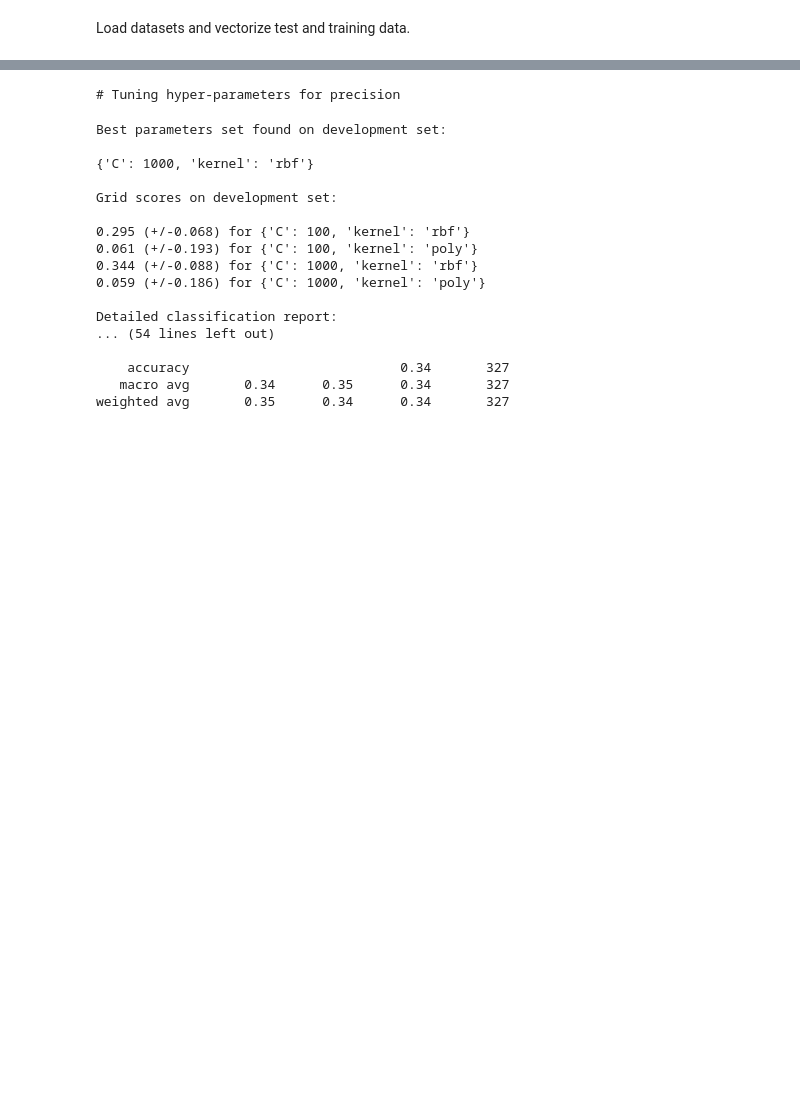
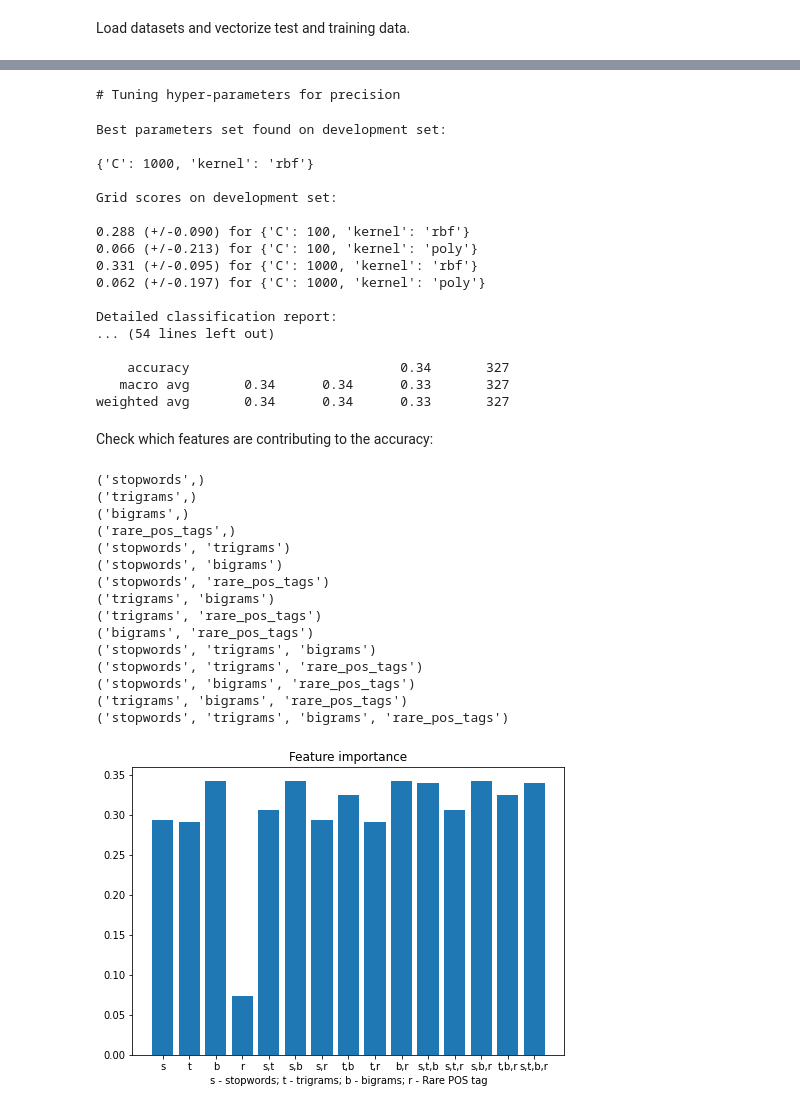
Before and after one commit to Fohlen/koppel-reproduction, a Jupyter notebook: koppel-reproduction.ipynb, the cells around one changed output, grey strips where cells are left out. Cells and saved outputs as stored; diff of their text form; code cells hidden in the pictures; blank space fills up the shorter version.

Commit message:
Add plots for feature impact and language confusion matrix.

```diff
--- a/koppel-reproduction.ipynb
+++ b/koppel-reproduction.ipynb
@@ -3,6 +3,7 @@ This reproduction study prerequisites that you have obtained a copy of the [ETC
 Proceed to download and set up dependencies by running `pip3 install -r requirements.txt`.
 Then execute this notebook.
 # %%
+TOEFL11_SCRIPT_PATH = 'toefl11.py'
 DATA_DIR = "/home/fohlen/Documents/Bachelor/Data/ETS_Corpus_of_Non-Native_Written_English_LDC2014T06/ETS_Corpus_of_Non-Native_Written_English/data/text"
 
 import requests
@@ -31,24 +32,24 @@ if not os.path.exists(onix_path):
 # %% [markdown]
 Load datasets and vectorize test and training data.
 # %%
-from KopplVectorizer import KopplVectorizer
+from KoppelVectorizer import KoppelVectorizer
 from datasets import load_dataset
 from sklearn.model_selection import train_test_split
 import numpy as np
 
 # The actual training dataset is broken in the LDC which is why we fall back to a random split
 # It would be better to create a dedicated development set
-development = load_dataset('toefl11.py',
+development = load_dataset(TOEFL11_SCRIPT_PATH,
     data_dir=DATA_DIR,
     split='train[:10%]'
 )
 
-vectorizer = KopplVectorizer()
-X_train, X_test, y_train, y_test = train_test_split(development["Text"], development["Language"], test_size=0.33, random_state=42)
+vectorizer = KoppelVectorizer()
+X_dev_train, X_dev_test, y_train, y_test = train_test_split(development["Text"], development["Language"], test_size=0.33, random_state=42)
 labels = list(set(development["Language"]))
-X_train = vectorizer.fit_transform(X_train)
+X_train = vectorizer.fit_transform(X_dev_train)
 y_train = np.array([labels.index(language) for language in y_train])
-X_test = vectorizer.transform(X_test)
+X_test = vectorizer.transform(X_dev_test)
 y_test = np.array([labels.index(language) for language in y_test])
 # %% [output]
 Using custom data configuration default-0d2e219b700317ed
@@ -107,15 +108,70 @@ Best parameters set found on development set:
 
 Grid scores on development set:
 
-0.295 (+/-0.068) for {'C': 100, 'kernel': 'rbf'}
-0.061 (+/-0.193) for {'C': 100, 'kernel': 'poly'}
-0.344 (+/-0.088) for {'C': 1000, 'kernel': 'rbf'}
-0.059 (+/-0.186) for {'C': 1000, 'kernel': 'poly'}
+0.288 (+/-0.090) for {'C': 100, 'kernel': 'rbf'}
+0.066 (+/-0.213) for {'C': 100, 'kernel': 'poly'}
+0.331 (+/-0.095) for {'C': 1000, 'kernel': 'rbf'}
+0.062 (+/-0.197) for {'C': 1000, 'kernel': 'poly'}
 
 Detailed classification report:
 ... (54 lines left out)
 
     accuracy                           0.34       327
-   macro avg       0.34      0.35      0.34       327
-weighted avg       0.35      0.34      0.34       327
+   macro avg       0.34      0.34      0.33       327
+weighted avg       0.34      0.34      0.33       327
+# %% [markdown]
+Check which features are contributing to the accuracy:
+# %%
+from itertools import chain, combinations
+from sklearn.metrics import accuracy_score
+import matplotlib.pyplot as plt
+
+def powerset(iterable):
+    """
+    powerset([1,2,3]) --> () (1,) (2,) (3,) (1,2) (1,3) (2,3) (1,2,3)
+    """
+    xs = list(iterable)
+    # note we return an iterator rather than a list
+    return chain.from_iterable(combinations(xs,n) for n in range(len(xs)+1))
+
+features = ['stopwords', 'trigrams', 'bigrams', 'rare_pos_tags']
+feature_combinations = list(powerset(features))[1:]
+feature_scores = []
+
+for combination in feature_combinations:
+    print(combination)
+    vectorizer.features = list(combination)
+    X_train, X_test = vectorizer.transform(X_dev_train), vectorizer.transform(X_dev_test)
+    clf = SVC(kernel='rbf', C=1000)
+    clf.fit(X_train, y_train)
+    y_predict = clf.predict(X_test)
+    feature_scores.append(accuracy_score(y_predict, y_test))
+
+def combination_to_str(combination):
+    return ",".join([s[0] for s in combination])
+
+fig = plt.figure()
+ax = fig.add_axes([0,0,1,1])
+
+ax.bar([combination_to_str(combination) for combination in feature_combinations], feature_scores)
+plt.title("Feature importance")
+plt.xlabel("s - stopwords; t - trigrams; b - bigrams; r - Rare POS tag")
+plt.show()
+# %% [output]
+('stopwords',)
+('trigrams',)
+('bigrams',)
+('rare_pos_tags',)
+('stopwords', 'trigrams')
+('stopwords', 'bigrams')
+('stopwords', 'rare_pos_tags')
+('trigrams', 'bigrams')
+('trigrams', 'rare_pos_tags')
+('bigrams', 'rare_pos_tags')
+('stopwords', 'trigrams', 'bigrams')
+('stopwords', 'trigrams', 'rare_pos_tags')
+('stopwords', 'bigrams', 'rare_pos_tags')
+('trigrams', 'bigrams', 'rare_pos_tags')
+('stopwords', 'trigrams', 'bigrams', 'rare_pos_tags')
+[figure, added]
 # %% [markdown]
```
Also changed, not shown: parts of 6 cells of this notebook, 1 other file.
